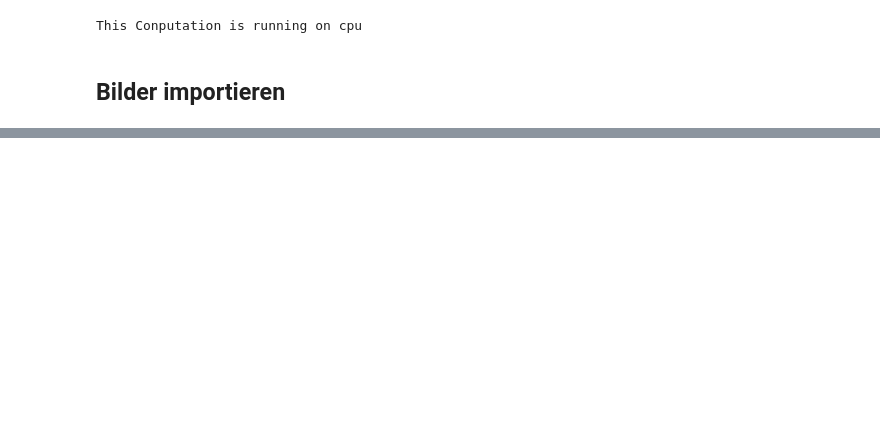
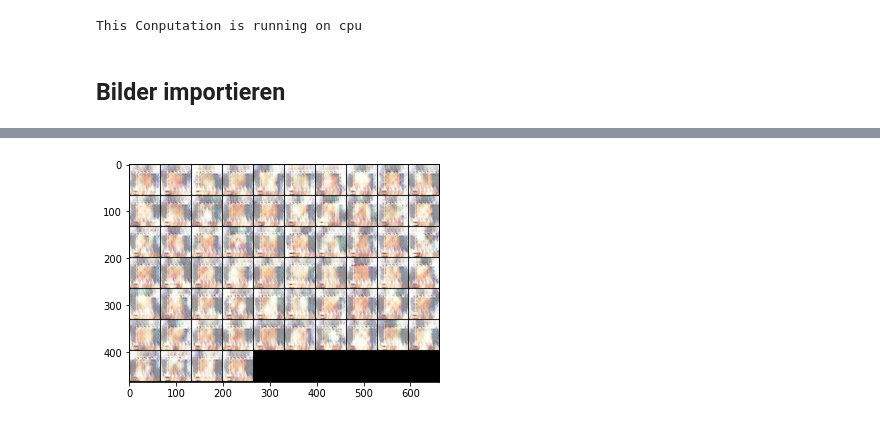
Before and after one commit to MeldrMue/GIT-Repository-GAN, a Jupyter notebook: src/GAN.ipynb, the cells around one changed output, grey strips where cells are left out. Saved outputs shown, nothing was run; the diff lists cells and outputs as text; code cells hidden in the pictures; blank space fills up the shorter version.

```diff
--- a/src/GAN.ipynb
+++ b/src/GAN.ipynb
@@ -26,15 +30,18 @@ Bilder importieren
 -
 # %%
 transforms = transforms.ToTensor()
-#Batch_size definieren, um Variable wieder zu verwenden und spätere Fehler zu vermeiden
-#batchSize = 7 - BatchSize für Simpsonbilder
+#transforms = transforms.Compose([
+#    transforms.ToTensor(),
+#    transforms.Normalize((0.5, 0.5, 0.5),
+#    (0.5, 0.5, 0.5)),
+#])
 
-batchSize = 20
+batchSize = 64
 
 #Bilder aus dem verzeichnis in einen Tensor schreiben
 true_images_list = []
-for f in listdir('C:/Users/meldr/PythonProjects/GAN-Bilder/AnimeTMsehrGroß/'):
-    img = Image.open("C:/Users/meldr/PythonProjects/GAN-Bilder/AnimeTMsehrGroß/" + f) # f ist gleich der Dateiname
+for f in listdir('C:/Users/meldr/PythonProjects/GAN-Bilder/AnimeTMGroß/'):
+    img = Image.open("C:/Users/meldr/PythonProjects/GAN-Bilder/AnimeTMGroß/" + f) # f ist gleich der Dateiname
     img_tensor = transforms(img)
     true_images_list.append(img_tensor)
 train_data = torch.stack(true_images_list) #Liste mit Image-Tensoren
@@ -198,3 +332,14 @@ for epoch in range(4):
+# %%
+from torch.autograd import Variable
+from torchvision.utils import make_grid
+
+fake_grid = generator(torch.rand(batchSize, 3, 8, 8, device=device))
+grid = make_grid(fake_grid, nrow=10,
+                 normalize=True).permute(1, 2, 0).numpy()
+plt.imshow(grid)
+plt.show()
+# %% [output]
+[figure, added]
 # %%
 ##outputs.append((true_image,fake_generated))
 ###outputs[art][batch][image]
```
Also changed, not shown: parts of 11 cells of this notebook, 1 other file.
